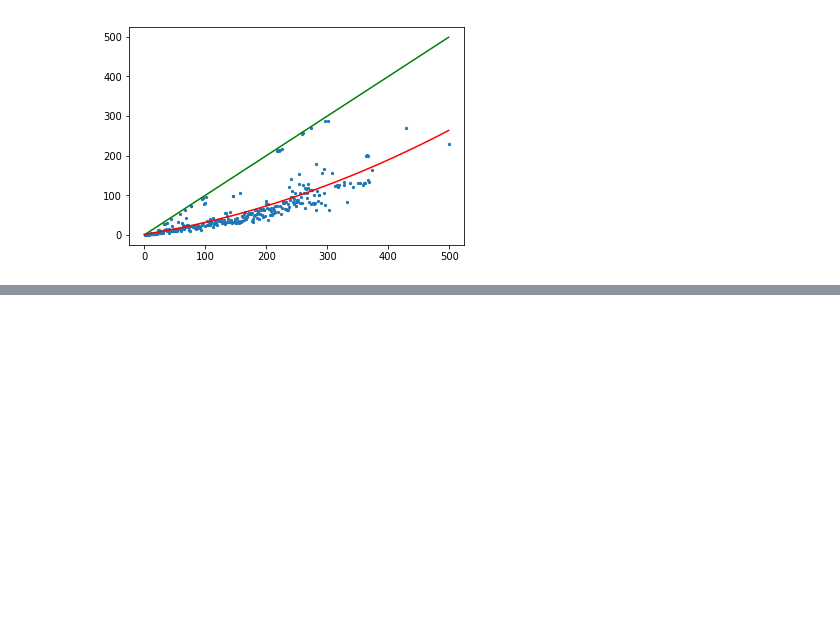
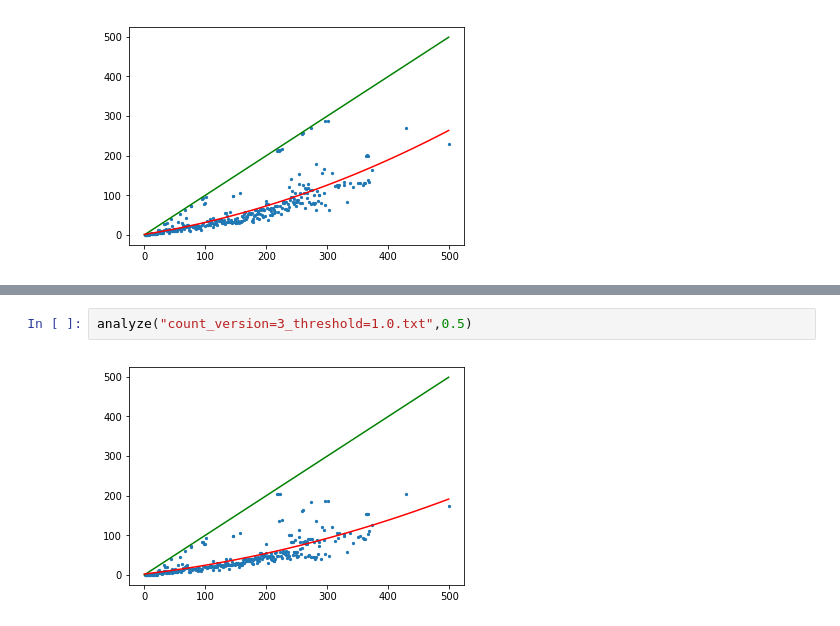
Before and after one commit to TrafficPrivacy/ServerClient, a Jupyter notebook: data/ExperimentResult/Graph_with_median_points.ipynb, the cells around one changed output, grey strips where cells are left out. Cells and saved outputs as stored; diff of their text form; blank space fills up the shorter version.

```diff
--- a/data/ExperimentResult/Graph_with_median_points.ipynb
+++ b/data/ExperimentResult/Graph_with_median_points.ipynb
@@ -50,0 +53,4 @@ analyze("count_version=3_threshold=0.9.txt",0.5)
+# %%
+analyze("count_version=3_threshold=1.0.txt",0.5)
+# %% [output]
+[figure, added]
```
Also changed, not shown: parts of 1 cell of this notebook, 12 other files.
